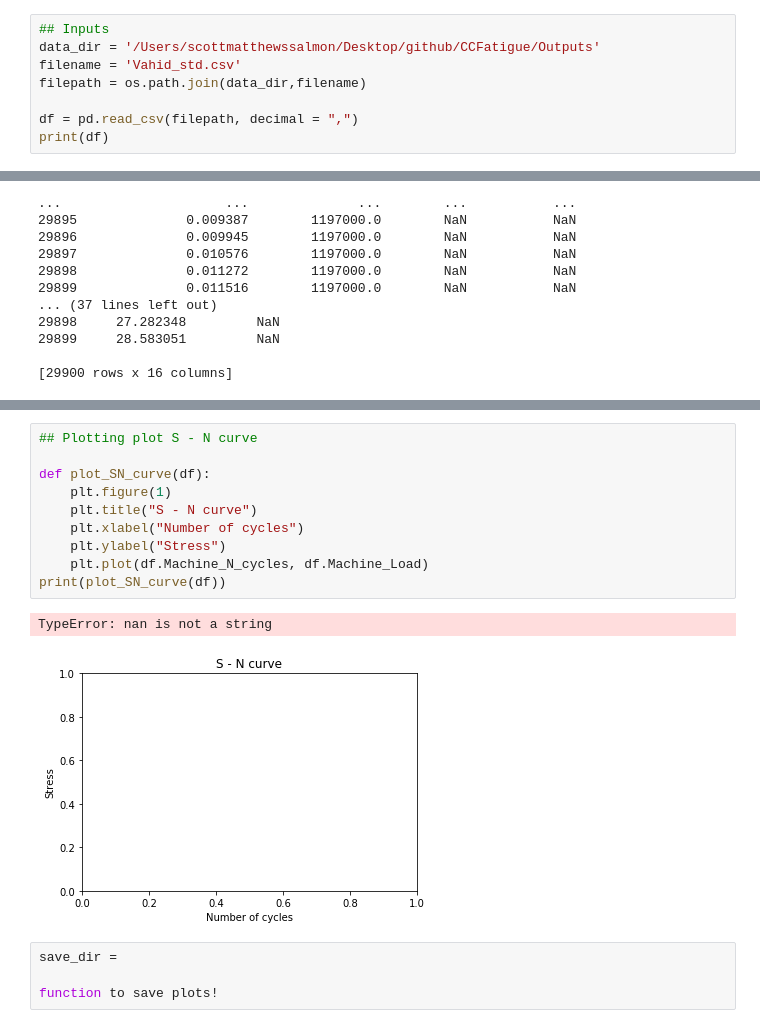
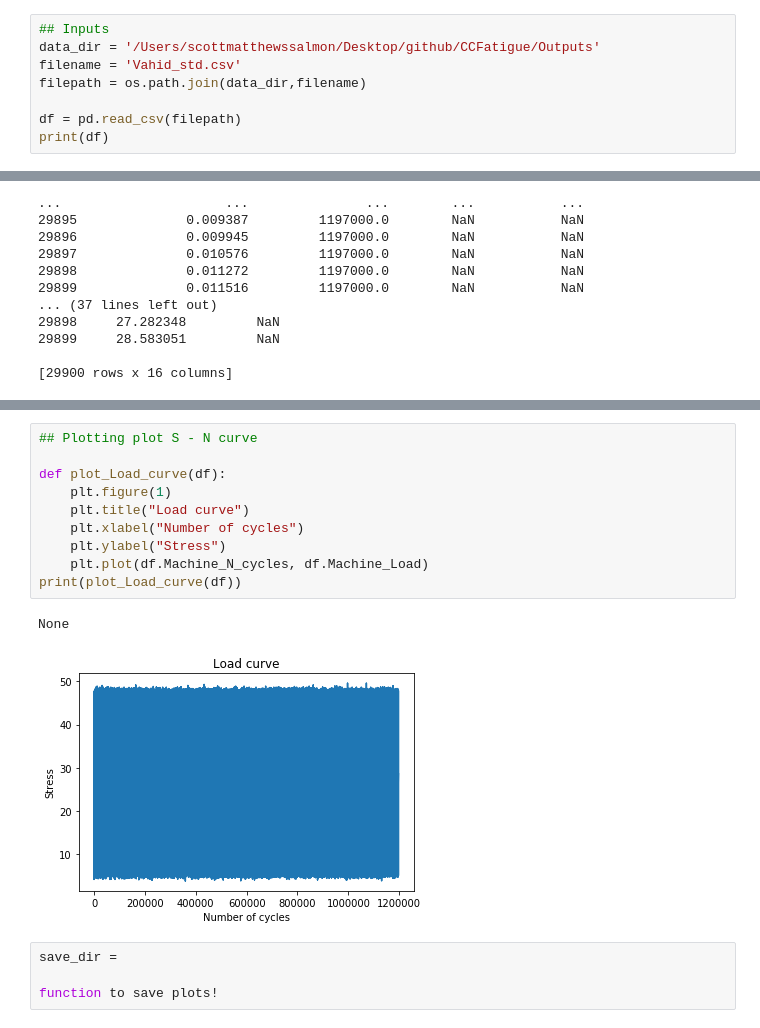
Before and after one commit to EPFL-ENAC/CCFatiguePlatform, a Jupyter notebook: Plots/Plotting.ipynb, the cells around one changed output, grey strips where cells are left out. Drawn from its saved outputs; the diff is of its cells as text.

```diff
--- a/Plots/Plotting.ipynb
+++ b/Plots/Plotting.ipynb
@@ -9,6 +9,6 @@ data_dir = '/Users/scottmatthewssalmon/Desktop/github/CCFatigue/Outputs'
 filename = 'Vahid_std.csv'
 filepath = os.path.join(data_dir,filename)
 
-df = pd.read_csv(filepath, decimal = ",")
+df = pd.read_csv(filepath)
 print(df)
 # %% [output]
@@ -42,16 +45,16 @@ print(plot_stress_strain(df))
 # %%
 ## Plotting plot S - N curve
 
-def plot_SN_curve(df):
+def plot_Load_curve(df):
     plt.figure(1)
-    plt.title("S - N curve")
+    plt.title("Load curve")
     plt.xlabel("Number of cycles")
     plt.ylabel("Stress")
     plt.plot(df.Machine_N_cycles, df.Machine_Load)
-print(plot_SN_curve(df))
+print(plot_Load_curve(df))
 # %% [output]
-TypeError: nan is not a string
+None
-[figure, old version]
+[figure, new version]
 # %%
 save_dir =
 
```
Also changed, not shown: parts of 1 cell of this notebook.
